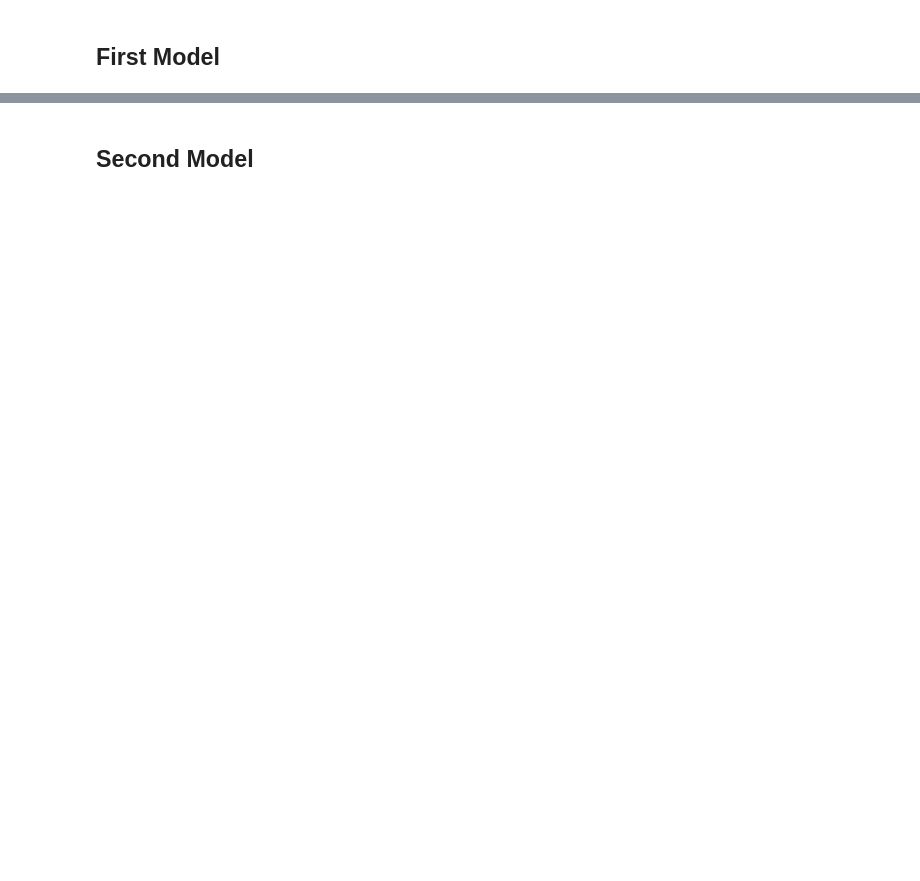
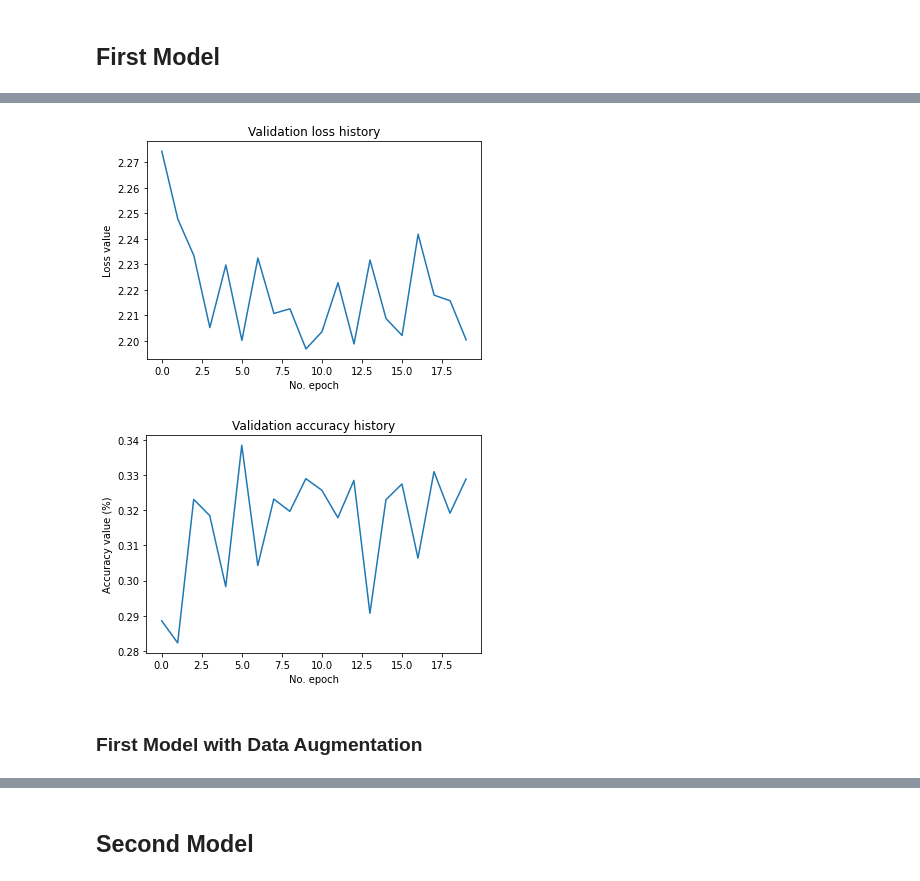
Before and after one commit to ftmhrahimi/Deep_Learning_F20_Assignments, a Jupyter notebook: Assignment_Set_6/Classification/Cifar_10.ipynb, the cells around one changed output, grey strips where cells are left out. Saved outputs shown, nothing was run; the diff lists cells and outputs as text; code cells hidden in the pictures; blank space fills up the shorter version.

```diff
--- a/Assignment_Set_6/Classification/Cifar_10.ipynb
+++ b/Assignment_Set_6/Classification/Cifar_10.ipynb
@@ -113,0 +116,10 @@ Test loss: 1.3624451160430908 / Test accuracy: 0.5295000076293945
+# %%
+# Create the model
+import keras
+model = Sequential()
+
+model.add(keras.Input(shape=input_shape))
+model.add(Conv2D(32, 5,kernel_regularizer=keras.regularizers.l2(), strides=2, activation="relu"))
+model.add(Flatten())
+model.add(Dense(no_classes,kernel_regularizer=keras.regularizers.l1(), activation='softmax'))
+model.summary()
@@ -113,0 +141,12 @@ Test loss: 1.3624451160430908 / Test accuracy: 0.5295000076293945
+# %%
+# Compile the model
+model.compile(loss=loss_function,
+              optimizer=optimizer,
+              metrics=['accuracy'])
+
+# Fit data to model
+history_f2 = model.fit(input_train, target_train,
+            batch_size=batch_size,
+            epochs=20,
+            verbose=verbosity,
+            validation_split=validation_split)
@@ -113,0 +171,20 @@ Test loss: 1.3624451160430908 / Test accuracy: 0.5295000076293945
+# %%
+# Generate generalization metrics
+score = model.evaluate(input_test, target_test, verbose=0)
+print(f'Test loss: {score[0]} / Test accuracy: {score[1]}')
+
+# Visualize history
+# Plot history: Loss
+plt.plot(history_f2.history['val_loss'])
+plt.title('Validation loss history')
+plt.ylabel('Loss value')
+plt.xlabel('No. epoch')
+plt.show()
+
+# Plot history: Accuracy
+plt.plot(history_f2.history['val_accuracy'])
+plt.title('Validation accuracy history')
+plt.ylabel('Accuracy value (%)')
+plt.xlabel('No. epoch')
+plt.show()
+# %% [output]
@@ -113,0 +192,4 @@ Test loss: 1.3624451160430908 / Test accuracy: 0.5295000076293945
+[figure, added]
+[figure, added]
+# %% [markdown]
+### **First Model with Data Augmentation**
```
Also changed, not shown: parts of 26 cells of this notebook.
